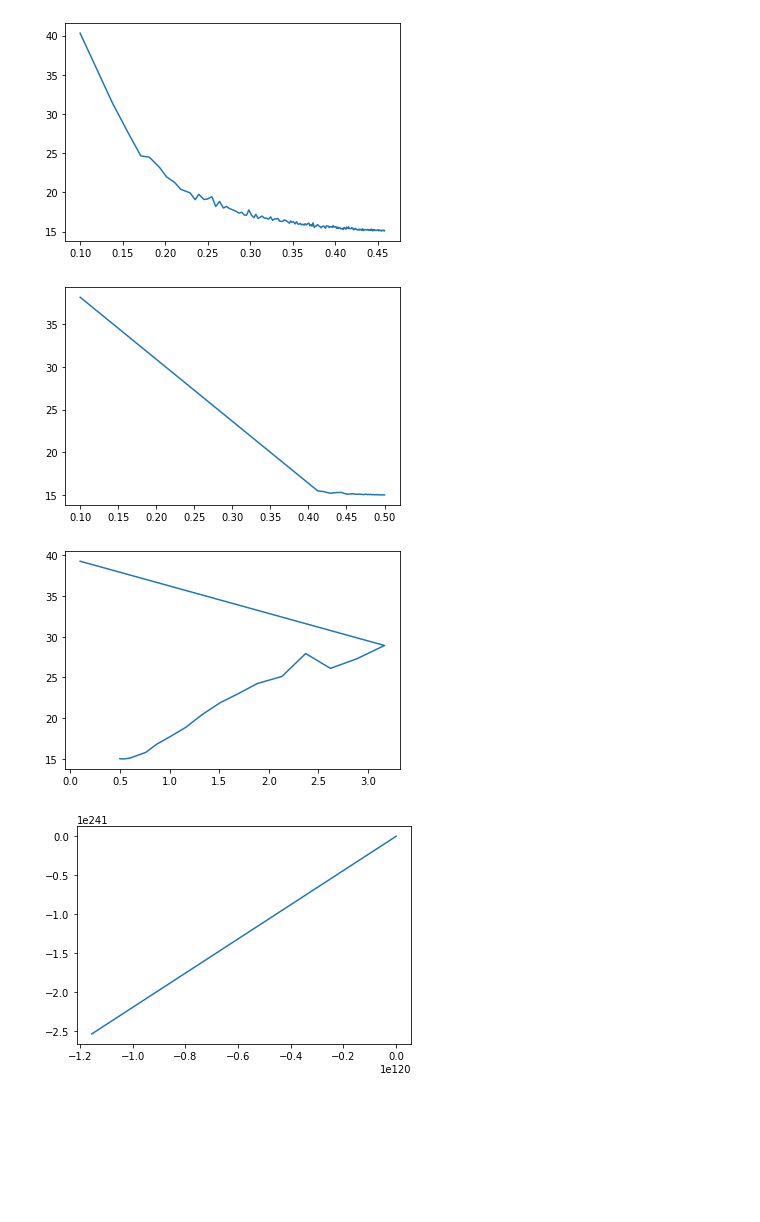
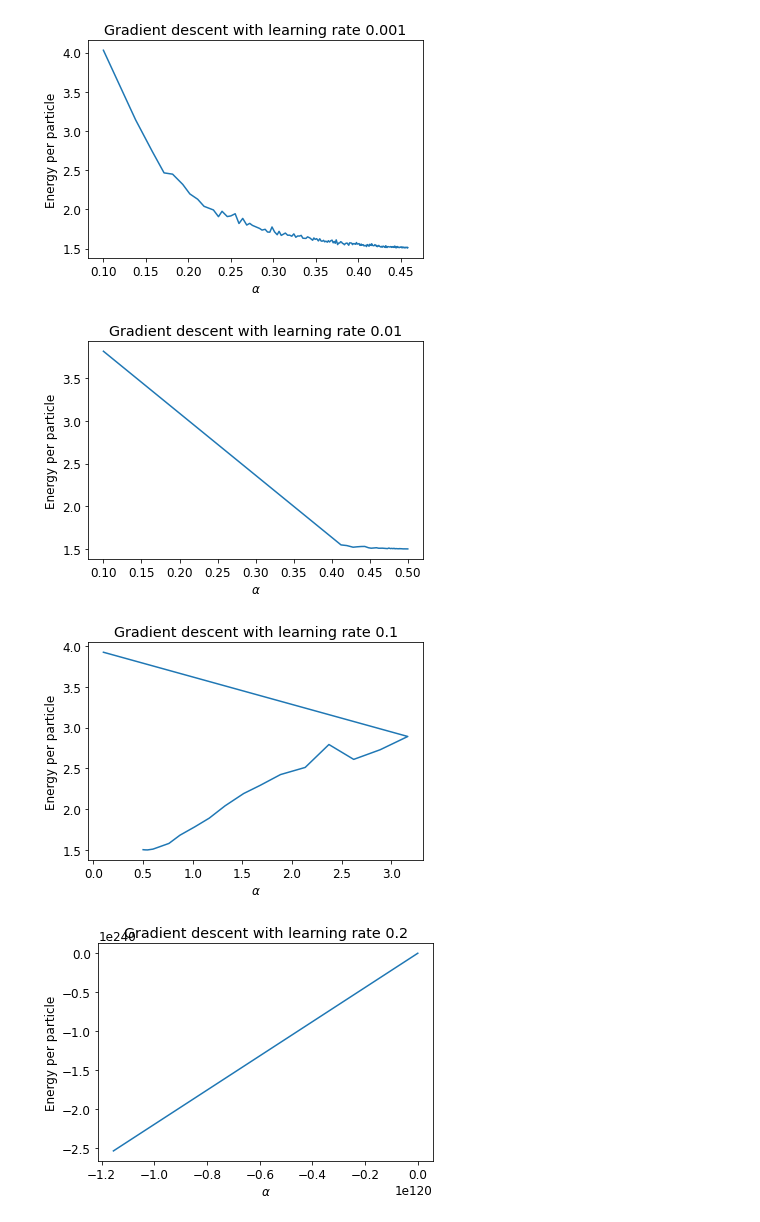
Before and after one commit to KarlHenrik/FYS4411-Gruppe, a Jupyter notebook: Project1/Code/Notebooks/EnergyPerAlpha.ipynb, the cells around one changed output. Saved outputs shown, nothing was run; the diff lists cells and outputs as text; code cells hidden in the pictures; blank space fills up the shorter version.

```diff
--- a/Project1/Code/Notebooks/EnergyPerAlpha.ipynb
+++ b/Project1/Code/Notebooks/EnergyPerAlpha.ipynb
@@ -2,6 +2,8 @@
 import numpy as np
 import pandas as pd
 import matplotlib.pyplot as plt
+import matplotlib
+matplotlib.rcParams.update({'font.size': 12})
 
 from customRead import bigFile, smallFile, oneBodyFile
 # %%
@@ -16,13 +27,16 @@ plt.show()
 # %%
-for i, lr in zip([0, 1, 2, 3, 4], [0.001, 0.01, 0.1, 0.2, 0.5]):
+for i, lr in zip([0, 1, 2, 3], [0.001, 0.01, 0.1, 0.2]):
     filename = f"../Output/EnergyPerAlpha/EnergyPerLr{i}_GD.txt"
 
     alpha, E, E2, VAR, accepted, t1 = smallFile(filename)
 
-    plt.plot(alpha, E)
+    plt.plot(alpha, E/10)
+    plt.title(f"Gradient descent with learning rate {lr}")
+    plt.xlabel(r"$\alpha$")
+    plt.ylabel(r"Energy per particle")
     plt.show()
 # %% [output]
-[figure, old version]
+[figure, new version]
-[figure, old version]
+[figure, new version]
-[figure, old version]
+[figure, new version]
-[figure, old version]
+[figure, new version]
```
Also changed, not shown: parts of 11 cells of this notebook, 8 other files.
